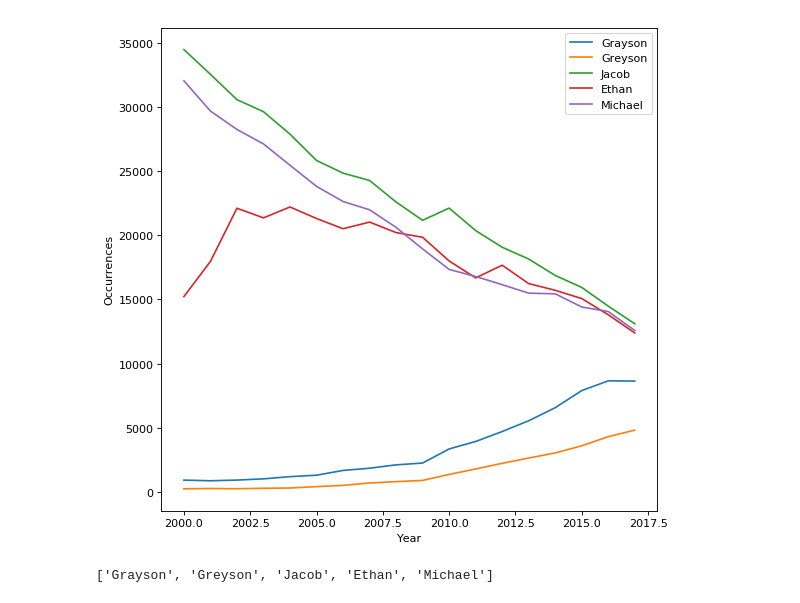
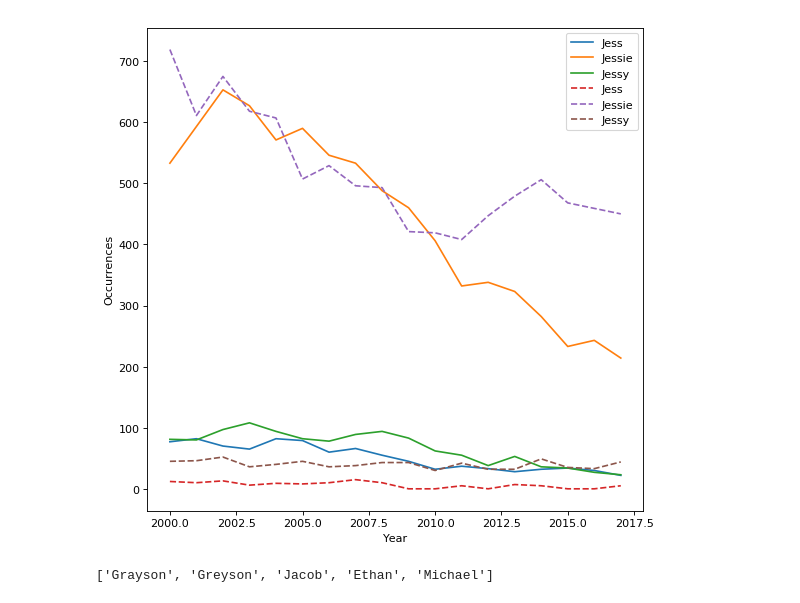
Before and after one commit to Lolologist/nameymcnameface, a Jupyter notebook: Names.ipynb, the cells around one changed output. Drawn from its saved outputs; the diff is of its cells as text; code cells hidden in the pictures.

Commit message:
Girls names get dashes now

```diff
--- a/Names.ipynb
+++ b/Names.ipynb
@@ -33,12 +33,12 @@ for each in os.listdir(folder):
 sortedNames = collections.OrderedDict(sorted(names.items(), key=lambda t: t[0]))
 # %%
 #EDIT ME 👇
-male_names_to_plot = ["Grayson","Greyson"]
-female_names_to_plot = []
+male_names_to_plot = ["Jess","Jessie","Jessy"]
+female_names_to_plot = ["Jess","Jessie","Jessy"]
 #female_names_to_plot = ["Amanda","Sara","Sarah","Joyce","Liana","Brittney","Brittany"]
 earliest_year_that_interests_me = 2000 #no earlier than 1880
 last_year_that_interests_me = 2017 #no more recent than 2017
-include_most_popular_male_names_from = True
+include_most_popular_male_names_from = False
 include_most_popular_female_names_from = False
 most_popular_names_from_year = 2010
 #EDIT ME 👆
@@ -103,36 +103,36 @@ if include_most_popular_male_names_from == True:
                 except:
                     all_tuples.append((each,0))
         plt.plot(*zip(*all_tuples), color='C'+str(num_names%10))
         num_names +=1
 
 pltlegend+=female_names_to_plot
 for name in female_names_to_plot:
     all_tuples= []
     for each in sortedNames.keys():
         if (each <= last_year_that_interests_me) and (each >= earliest_year_that_interests_me):
             try:
                 all_tuples.append((each,sortedNames[each][name]["F"]))
             except:
                 all_tuples.append((each,0))
-    plt.plot(*zip(*all_tuples), color='C'+str(num_names%10))
+    plt.plot(*zip(*all_tuples), color='C'+str(num_names%10),linestyle='dashed')
     num_names +=1
 
 if include_most_popular_female_names_from == True:
     pltlegend+=[l[0] for l in most_popular_female_names_that_year]
     for name in most_popular_female_names_that_year:
         all_tuples= []
         for each in sortedNames.keys():
             if (each <= last_year_that_interests_me) and (each >= earliest_year_that_interests_me):
                 try:
                     all_tuples.append((each,sortedNames[each][name[0]]["F"]))
                 except:
                     all_tuples.append((each,0))
-        plt.plot(*zip(*all_tuples), color='C'+str(num_names%10))
+        plt.plot(*zip(*all_tuples), color='C'+str(num_names%10),linestyle='dashed')
         num_names +=1
 plt.legend(pltlegend)
 plt.show()
 # %% [output]
-[figure, old version]
+[figure, new version]
 # %%
 pltlegend
 # %% [output]
```
